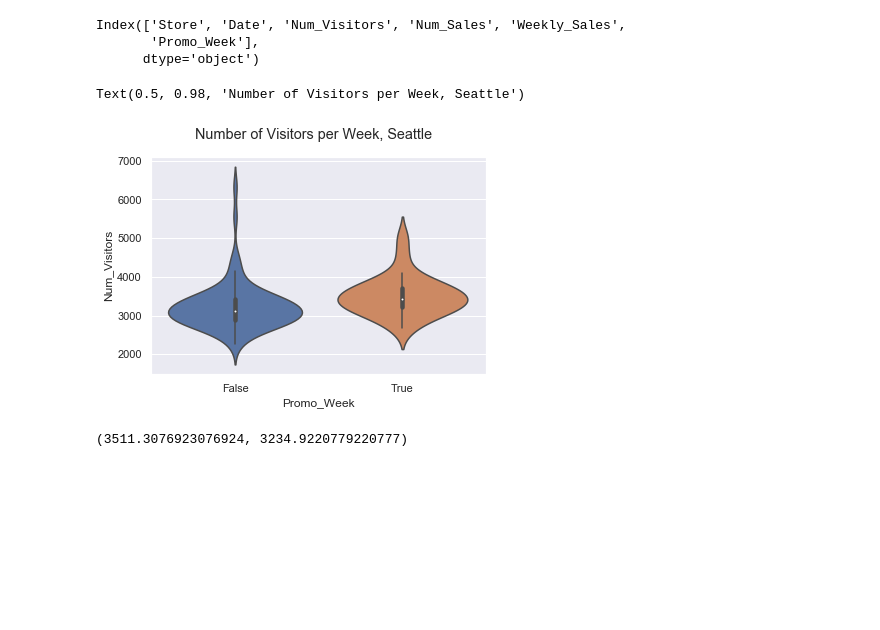
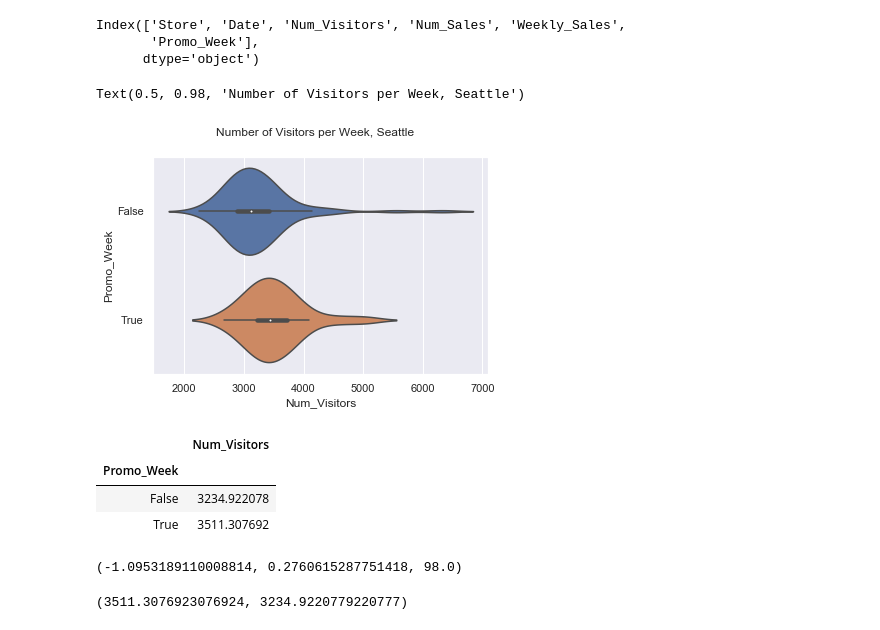
Before and after one commit to pathstream-curriculum/Python, a Jupyter notebook: S9M1-lessons/S9M1-hypothesis-testing-lesson-narrative.ipynb, the cells around one changed output. Saved outputs shown, nothing was run; the diff lists cells and outputs as text; code cells hidden in the pictures; blank space fills up the shorter version.

```diff
--- a/S9M1-lessons/S9M1-hypothesis-testing-lesson-narrative.ipynb
+++ b/S9M1-lessons/S9M1-hypothesis-testing-lesson-narrative.ipynb
@@ -56,8 +56,21 @@ Index(['Store', 'Date', 'Num_Visitors', 'Num_Sales', 'Weekly_Sales',
       dtype='object')
 # %%
 fig = plt.figure()
-sns.violinplot(data=retail_promo_df, y="Num_Visitors", x="Promo_Week")
+sns.violinplot(data=retail_promo_df, x="Num_Visitors", y="Promo_Week", orient='h')
 fig.suptitle("Number of Visitors per Week, Seattle")
 # %% [output]
 Text(0.5, 0.98, 'Number of Visitors per Week, Seattle')
-[figure, old version]
+[figure, new version]
+# %%
+retail_promo_df.groupby("Promo_Week").agg({"Num_Visitors": "mean"})
+# %% [output]
+|  | Num_Visitors |
+| Promo_Week |  |
+| False | 3234.922078 |
+| True | 3511.307692 |
+# %%
+dist_1 = np.random.normal(20, 3, 50)
+dist_2 = np.random.normal(21, 3, 50)
+ttest_ind(dist_1, dist_2)
+# %% [output]
+(-1.0953189110008814, 0.2760615287751418, 98.0)
```
Also changed, not shown: parts of 3 cells of this notebook, 20 other files.
